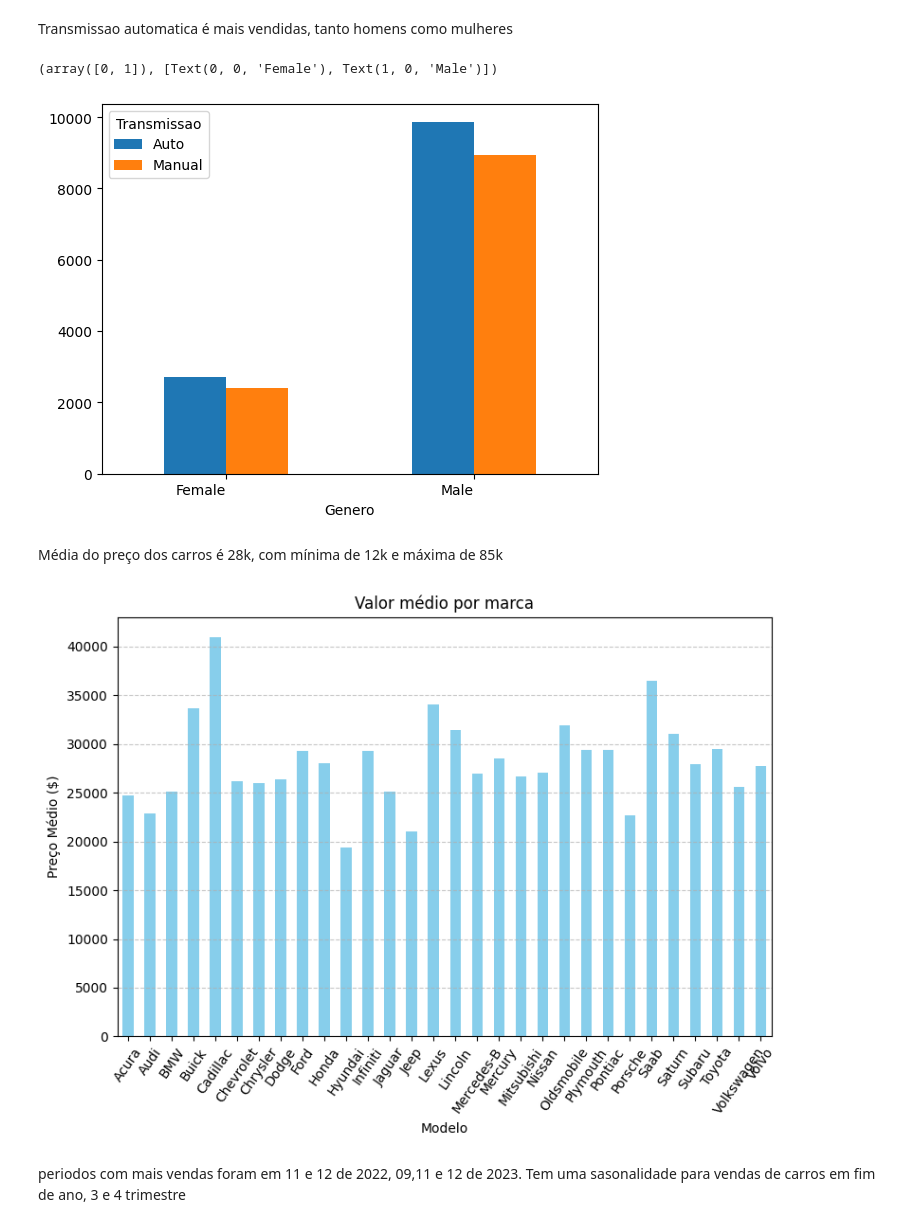
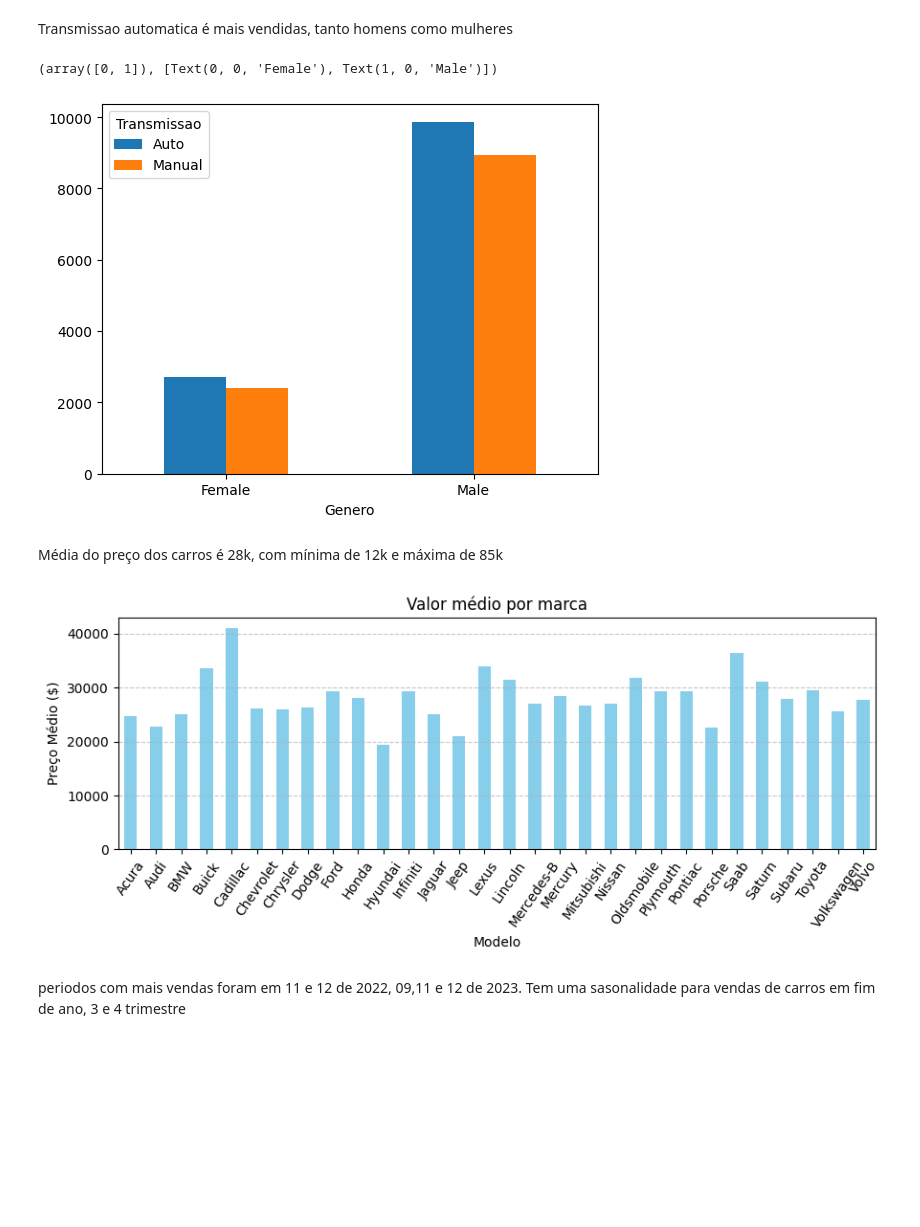
Before and after one commit to AlexPontes97/Projetos, a Jupyter notebook: venda_de_carros.ipynb, the cells around one changed output. Saved outputs shown, nothing was run; the diff lists cells and outputs as text; code cells hidden in the pictures; blank space fills up the shorter version.

```diff
--- a/venda_de_carros.ipynb
+++ b/venda_de_carros.ipynb
@@ -130,29 +128,28 @@ Transmissao automatica é mais vendidas, tanto homens como mulheres
 #novamente tabela cruzada
 vendar=pd.crosstab(df['Genero'],df['Transmissao'])
 vendar.plot(kind='bar')
-plt.xticks(rotation=0,ha='right')#deixar eixo x na horizontal
+plt.xticks(rotation=0)#deixar eixo x na horizontal
 # %% [output]
 (array([0, 1]), [Text(0, 0, 'Female'), Text(1, 0, 'Male')])
-[figure, old version]
+[figure, new version]
 # %% [markdown]
 Média do preço dos carros é 28k, com mínima de 12k e máxima de 85k
 # %%
-#agrupei o df por marca e preco, sendo que preco utilizei a media, ainda não tinha uma variavel dela entao usei aqui mesmo
-grupo_modelo = df.groupby('Marca')['preco($)'].mean()
-model=df['Model']
+#agrupei o df por marca e preco,
+#sendo que preco utilizei a media, ainda não tinha uma variavel dela entao usei aqui mesmo
+grupo= df.groupby('Marca')['preco($)'].mean()
 # Plotei gráfico de barras
-plt.figure(figsize=(8, 6))
-grupo_modelo.plot(kind='bar', color='skyblue')
+grupo.plot(kind='bar',figsize=(9,4), color='skyblue')
 #titulos e eixos
 plt.title('Valor médio por marca')
 plt.xlabel('Modelo')
 plt.ylabel('Preço Médio ($)')
 plt.xticks(rotation=55)#eixo x inclinacao
 plt.grid(axis='y', linestyle='--', alpha=0.7)
 plt.tight_layout()
 plt.show()
 # %% [output]
-[figure, old version]
+[figure, new version]
 # %% [markdown]
 periodos com mais vendas foram em 11 e 12 de 2022, 09,11 e 12 de 2023. Tem uma sasonalidade para vendas de carros em fim de ano, 3 e 4  trimestre
 # %%
```
Also changed, not shown: parts of 6 cells of this notebook.
